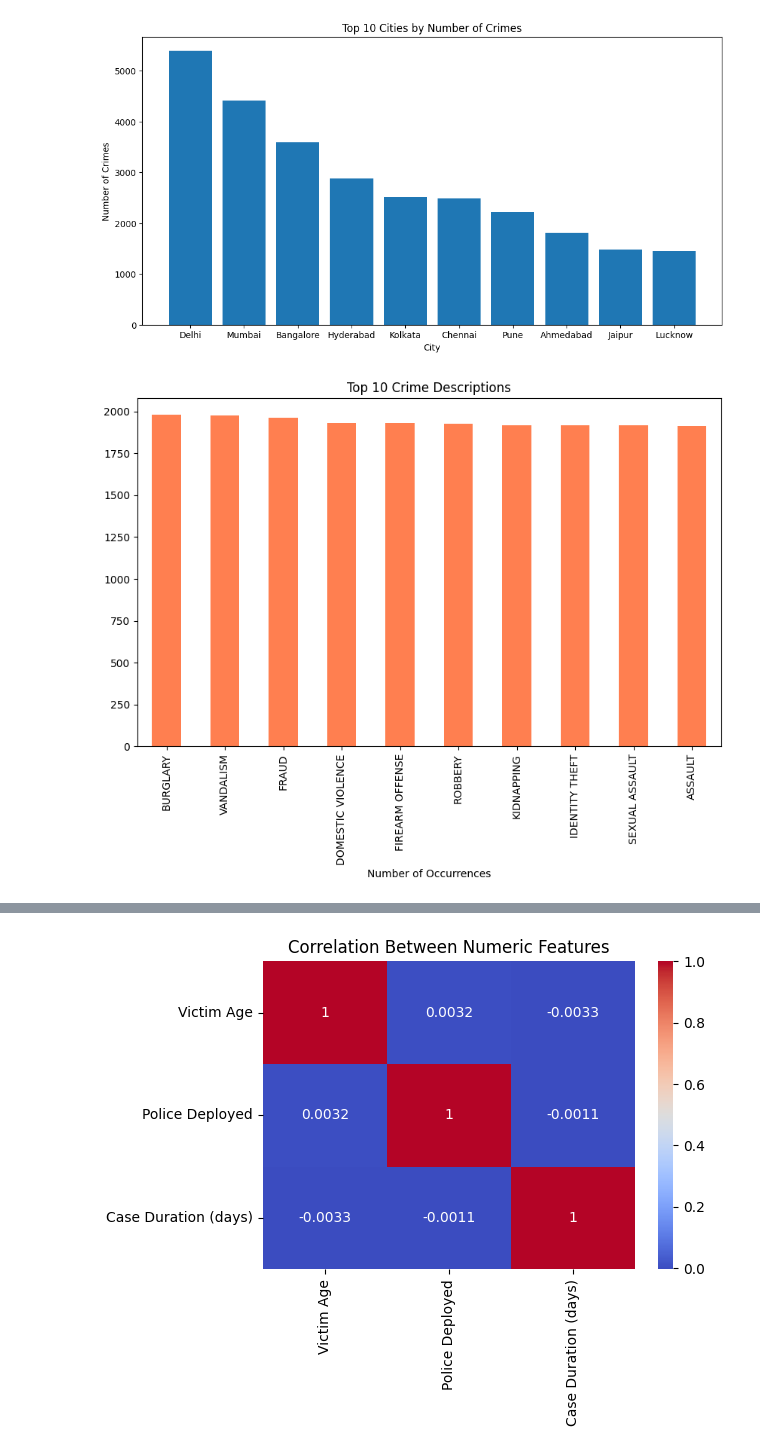
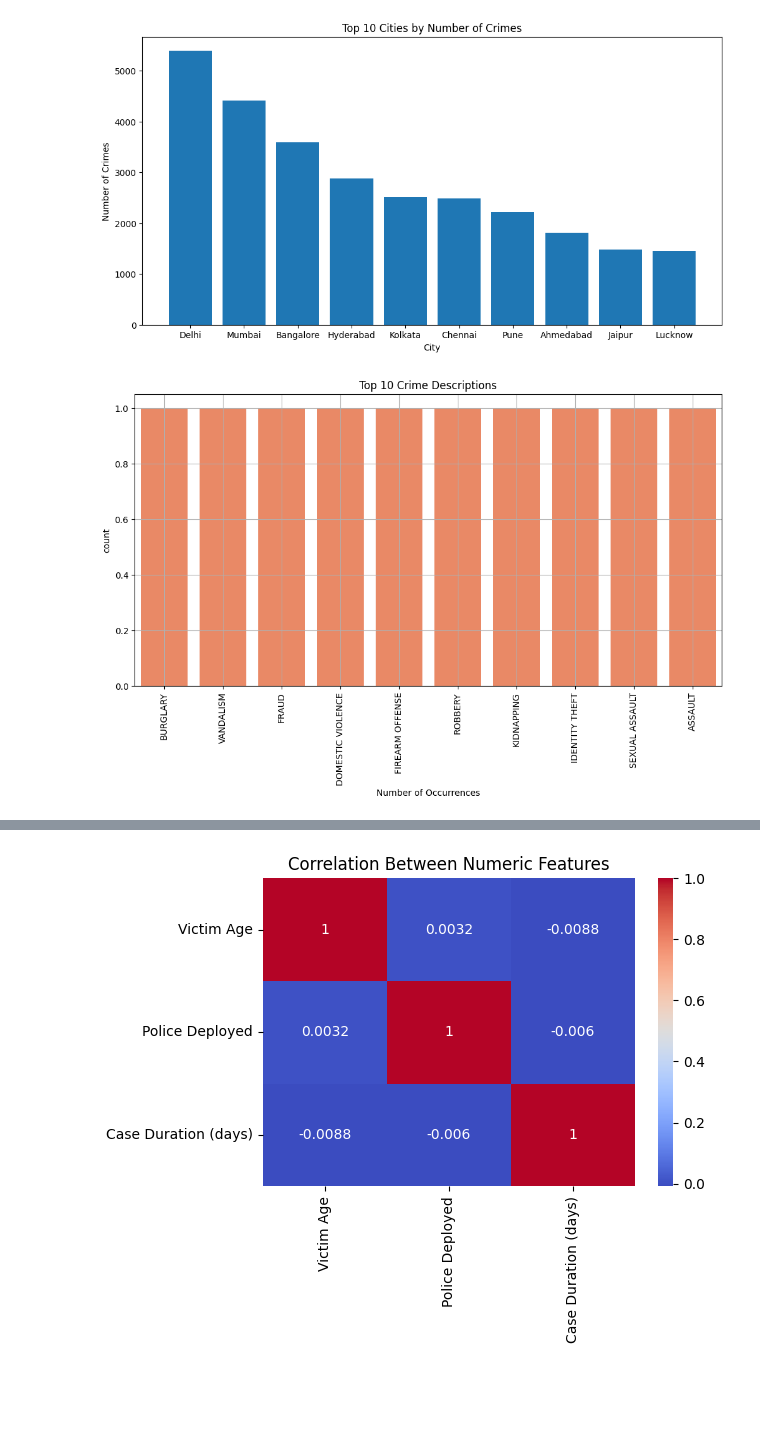
Before and after one commit to Manosree30/Indian_crimes, a Jupyter notebook: Indian_crimes_project.ipynb, the cells around one changed output, grey strips where cells are left out. Drawn from its saved outputs; the diff is of its cells as text; code cells hidden in the pictures; blank space fills up the shorter version.

```diff
--- a/Indian_crimes_project.ipynb
+++ b/Indian_crimes_project.ipynb
@@ -55,4 +58,4 @@ Shape: (40160, 14) Size: 562240
 # %%
-df = df.drop(columns=['Report Number', 'Crime Code'])
+df = df.drop(columns=['Report Number', 'Crime Code','Date of Occurrence',])
 df.columns
 # %% [output]
@@ -62,5 +65 @@ Index(['Date Reported', 'Date of Occurrence', 'Time of Occurrence', 'City',
       dtype='object')
-# %%
-df.drop('Date of Occurrence',axis=1,inplace=True)
-df.rename(columns={'Time of Occurrence':'Date and Time of Occurrence'},inplace=True)
-df
@@ -80,0 +66,6 @@ df
+# %%
+df['Time of Occurrence'] = pd.to_datetime(df['Time of Occurrence'], format='%d-%m-%Y %H:%M')
+df['Date of Occurrence'] = df['Time of Occurrence'].dt.date
+df['Time Only'] = df['Time of Occurrence'].dt.time
+df.drop(columns=['Time of Occurrence'], inplace=True)
+df
@@ -129,7 +135,8 @@ df.isnull().sum()
 dtype: int64
 # %%
+weapon_mode = df['Weapon Used'].mode()[0]
 df.fillna({
-    'Weapon Used': 'Unknown',
+    'Weapon Used': weapon_mode,
     'Date Case Closed': pd.Timestamp('2025-01-01')
 }, inplace=True)
 
@@ -178,15 +185,16 @@ plt.show()
 [figure]
 # %%
 # top crime distribution
+plt.figure(figsize=(12,6))
 top_crimes = df['Crime Description'].value_counts().head(10)
-
-top_crimes.plot(kind='bar', figsize=(10,6), color='coral')
+sns.countplot(top_crimes, color='coral')
 plt.xlabel('Number of Occurrences')
+plt.xticks(rotation=90)
 plt.title('Top 10 Crime Descriptions')
-
+plt.grid(True)
 plt.show()
 # %% [output]
-[figure, old version]
+[figure, new version]
 # %%
 # top 10 weapons used in crimes (smallest to largest)
 top_weapons = df['Weapon Used'].value_counts().head(10)
```
Also changed, not shown: parts of 25 cells of this notebook.
